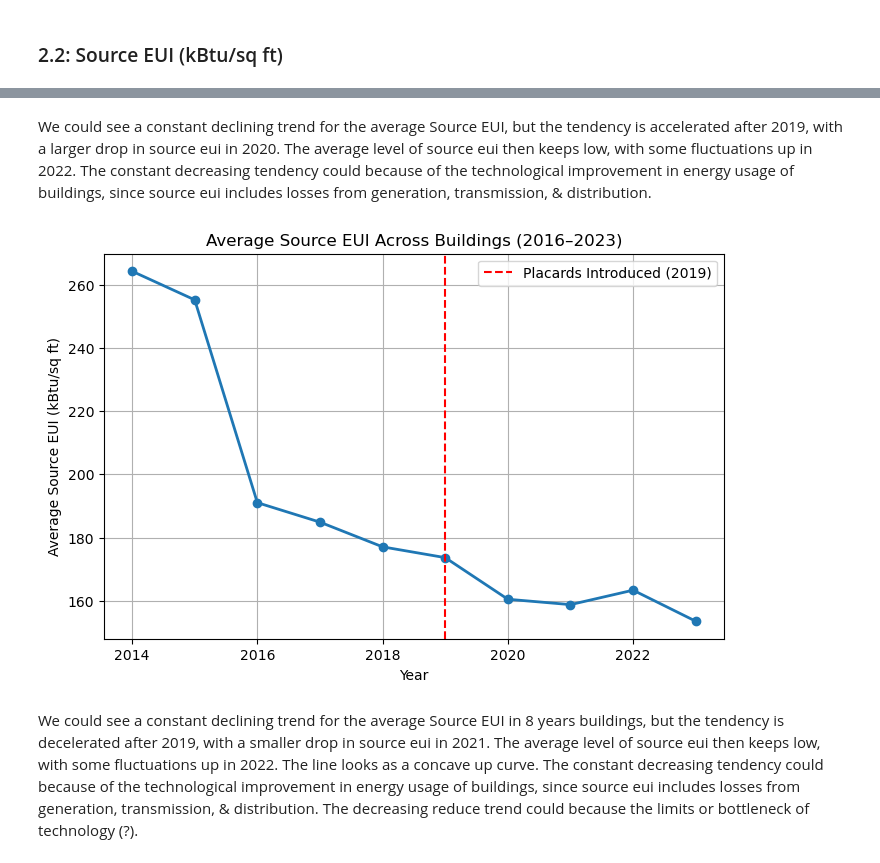
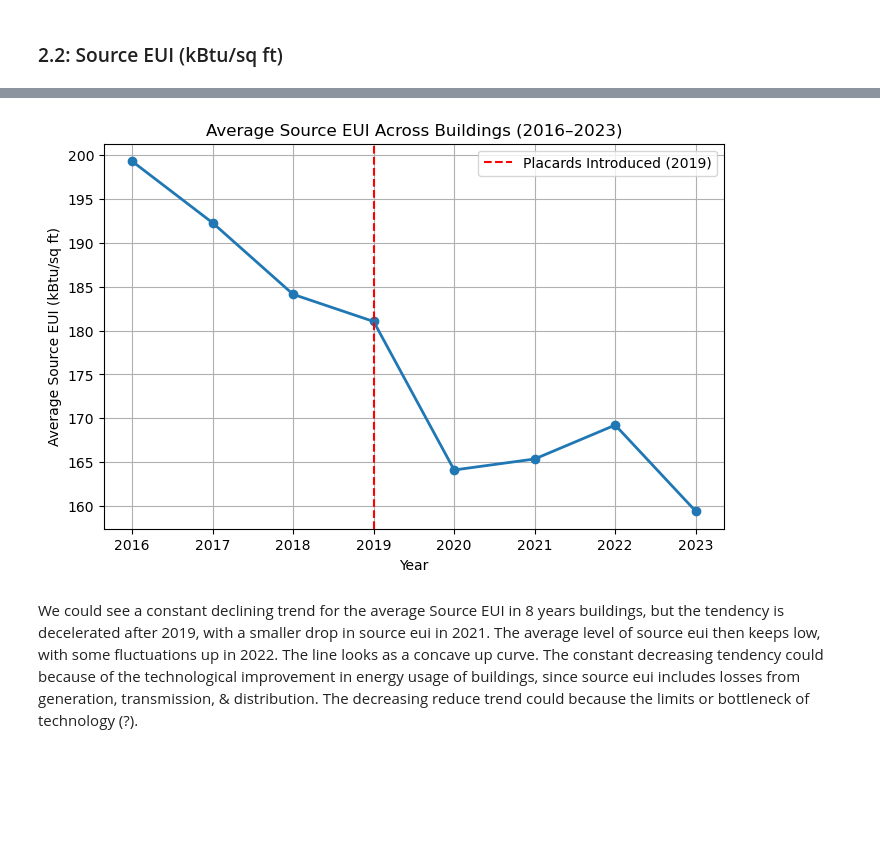
Before and after one commit to dsi-clinic/2025-autumn-city-of-chicago-energy, a Jupyter notebook: notebooks/building.ipynb, the cells around one changed output, grey strips where cells are left out. Cells and saved outputs as stored; diff of their text form; code cells hidden in the pictures; blank space fills up the shorter version.

```diff
--- a/notebooks/building.ipynb
+++ b/notebooks/building.ipynb
@@ -32,0 +14,12 @@ Loaded dataset with 28,329 rows and 31 columns.
+# %%
+import matplotlib.pyplot as plt
+
+# Load the data loader function
+data = load_data()
+energy_data = concurrent_buildings(data, 2016, 2023)
+
+# Print basic information
+print(
+    f"Loaded dataset with {energy_data.shape[0]:,} rows and {energy_data.shape[1]} columns."
+)
+energy_data.head()
@@ -135,5 +64,11 @@ energy_10.groupby("Primary Property Type")["ID"].nunique().reset_index().sort_va
 # %%
-energy_8.groupby("Primary Property Type")["ID"].nunique().reset_index().sort_values(
+energy_data = energy_data[
+    energy_data["Primary Property Type"].notna()
+    & (energy_data["Primary Property Type"].str.lower() != "nan")
+]
+print(energy_data.shape)
+
+energy_data.groupby("Primary Property Type")["ID"].nunique().reset_index().sort_values(
     by="ID", ascending=False
 ).head(15)
 # %% [output]
@@ -255,8 +138,8 @@ source_eui_10.head()
 # %%
 # Site EUI over 8-years buildings (2016-2023)
-source_eui_8 = pivot_energy_metric(
-    energy_8, metric_col="Source EUI (kBtu/sq ft)", start_year=2016, end_year=2023
+source_eui = pivot_energy_metric(
+    metric_col="Source EUI (kBtu/sq ft)", input_df=energy_data
 )
-print(source_eui_8.shape)
-source_eui_8.head()
+print(source_eui.shape)
+source_eui.head()
 # %% [output]
@@ -286,21 +154,18 @@ plt.show()
-# %% [markdown]
-We could see a constant declining trend for the average Source EUI, but the tendency is accelerated after 2019, with a larger drop in source eui in 2020. The average level of source eui then keeps low, with some fluctuations up in 2022.
-The constant decreasing tendency could because of the technological improvement in energy usage of buildings, since source eui includes losses from generation, transmission, & distribution.
 # %%
 # annual average Source EUI across 8 years buildings (2016-2023)
-mean_source_8 = source_eui_8.mean(axis=0)
+mean_source = source_eui.mean(axis=0)
 
 plt.figure(figsize=(8, 5))
-plt.plot(mean_source_8.index, mean_source_8.values, marker="o", linewidth=2)
+plt.plot(mean_source.index, mean_source.values, marker="o", linewidth=2)
 plt.axvline(x=2019, color="red", linestyle="--", label="Placards Introduced (2019)")
 plt.title("Average Source EUI Across Buildings (2016–2023)")
 plt.xlabel("Year")
 plt.ylabel("Average Source EUI (kBtu/sq ft)")
 plt.legend()
 plt.grid(True)
 plt.show()
 # %% [output]
-[figure, old version]
+[figure, new version]
 # %% [markdown]
 We could see a constant declining trend for the average Source EUI in 8 years buildings, but the tendency is decelerated after 2019, with a smaller drop in source eui in 2021. The average level of source eui then keeps low, with some fluctuations up in 2022. The line looks as a concave up curve.
 The constant decreasing tendency could because of the technological improvement in energy usage of buildings, since source eui includes losses from generation, transmission, & distribution. The decreasing reduce trend could because the limits or bottleneck of technology (?).
```
Also changed, not shown: parts of 62 cells of this notebook, 3 other files.
